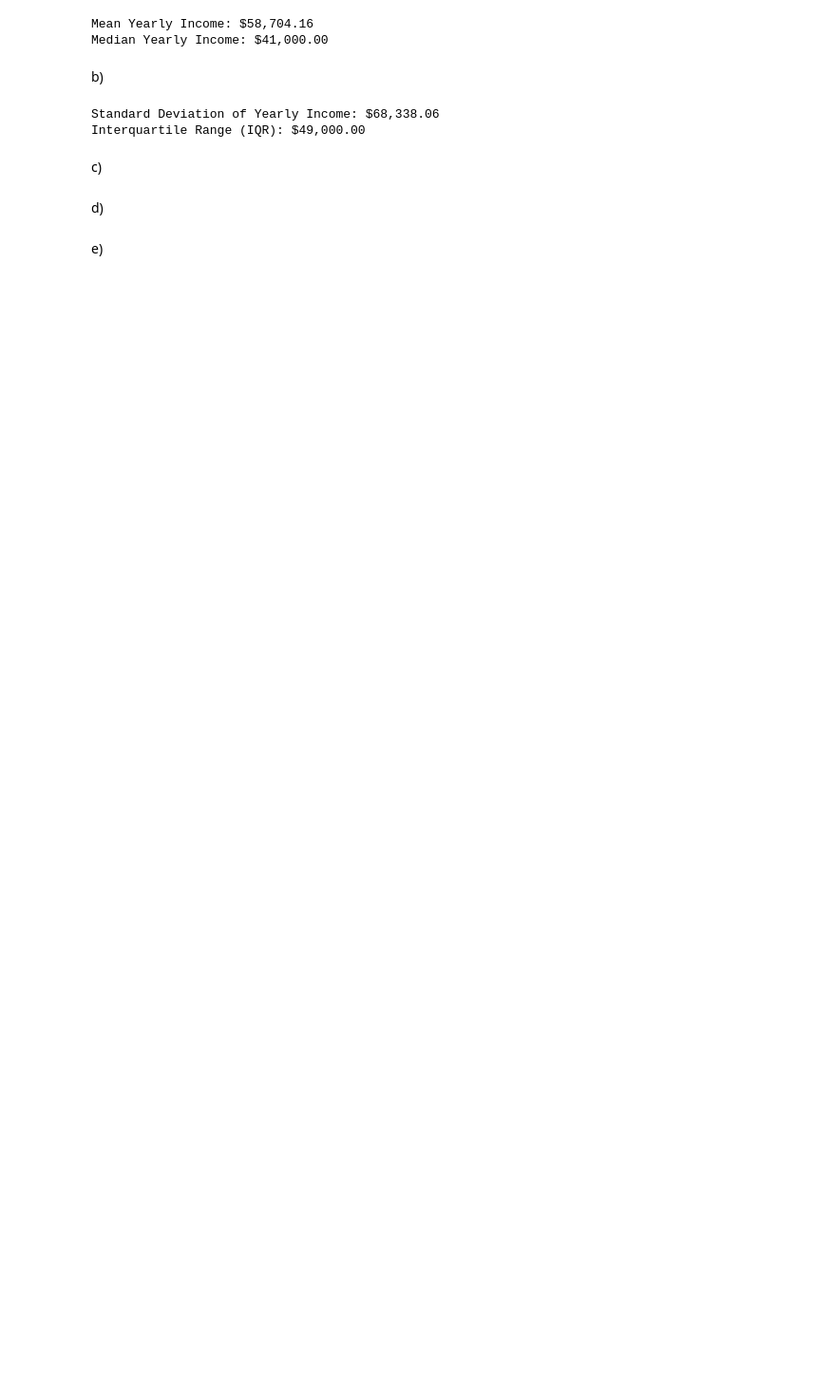
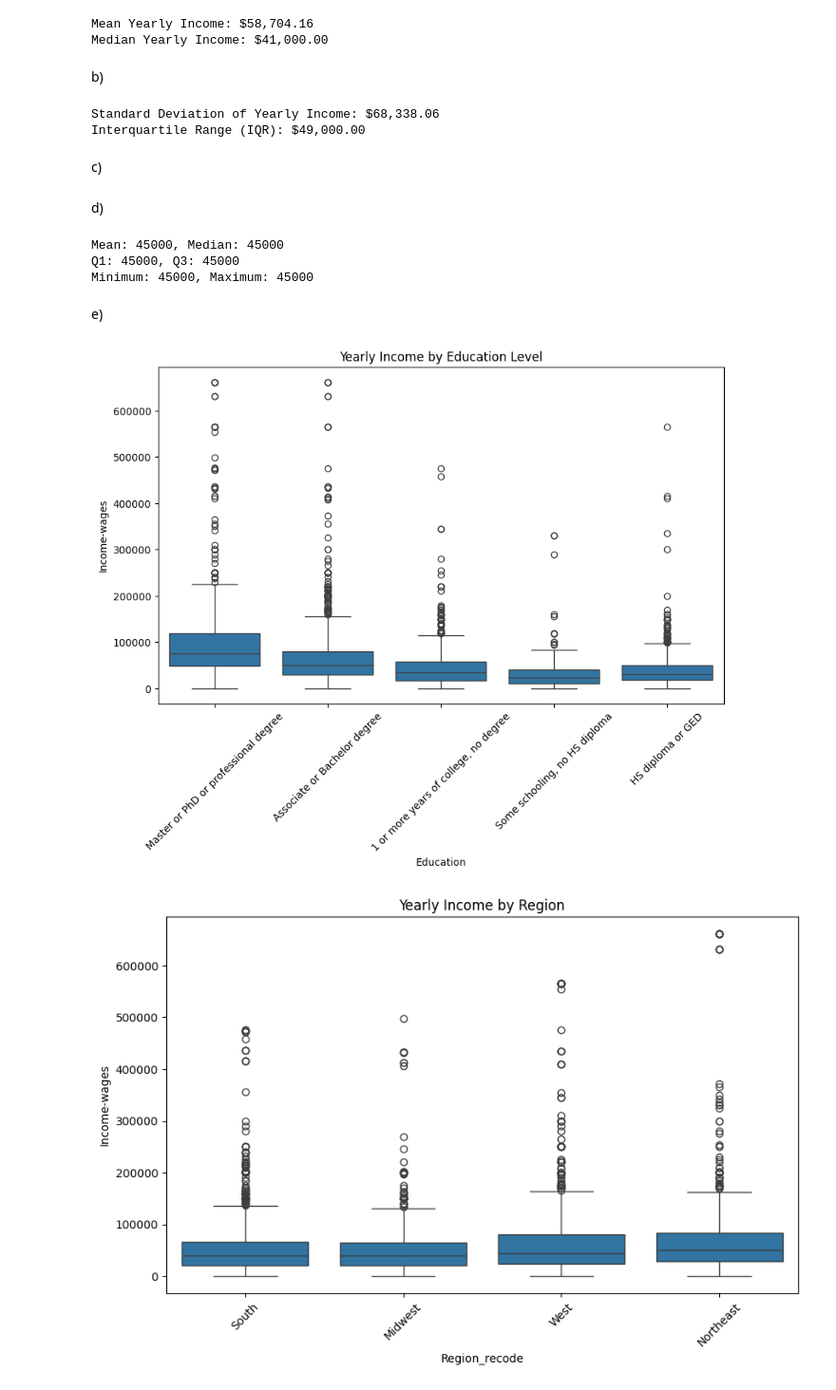
Before and after one commit to FaithShamah/Data-science-exam, a Jupyter notebook: question_1/question-one.ipynb, the cells around one changed output. Shown: that part at 95% size. Cells and saved outputs as stored; diff of their text form; code cells hidden in the pictures; blank space fills up the shorter version.

```diff
--- a/question_1/question-one.ipynb
+++ b/question_1/question-one.ipynb
@@ -93,33 +95,40 @@ c)
 # %% [markdown]
 d)
 # %%
-# constant_income = 50000  # Replace with the actual constant income
-# mean_income_no_variability = constant_income
-# median_income_no_variability = constant_income
-# q1_no_variability = constant_income
-# q3_no_variability = constant_income
-# min_income_no_variability = constant_income
-# max_income_no_variability = constant_income
+constant_income = 45000
+mean_income_no_variability = constant_income
+median_income_no_variability = constant_income
+q1_no_variability = constant_income
+q3_no_variability = constant_income
+min_income_no_variability = constant_income
+max_income_no_variability = constant_income
 
-# print(f"Mean: {mean_income_no_variability}, Median: {median_income_no_variability}")
-# print(f"Q1: {q1_no_variability}, Q3: {q3_no_variability}")
-# print(f"Minimum: {min_income_no_variability}, Maximum: {max_income_no_variability}")
+print(f"Mean: {mean_income_no_variability}, Median: {median_income_no_variability}")
+print(f"Q1: {q1_no_variability}, Q3: {q3_no_variability}")
+print(f"Minimum: {min_income_no_variability}, Maximum: {max_income_no_variability}")
+# %% [output]
+Mean: 45000, Median: 45000
+Q1: 45000, Q3: 45000
+Minimum: 45000, Maximum: 45000
 # %% [markdown]
 e)
 # %%
-# import seaborn as sns
-# import matplotlib.pyplot as plt
+import seaborn as sns
+import matplotlib.pyplot as plt
 
-# # Boxplot for Yearly Income by Education Level
-# plt.figure(figsize=(10, 6))
-# sns.boxplot(x='education_level', y='yearly_income', data=data)
-# plt.title('Yearly Income by Education Level')
-# plt.xticks(rotation=45)
-# plt.show()
+# Boxplot for Yearly Income by Education Level
+plt.figure(figsize=(10, 6))
+sns.boxplot(x='Education', y='Income-wages', data=data)
+plt.title('Yearly Income by Education Level')
+plt.xticks(rotation=45)
+plt.show()
 
-# # Boxplot for Yearly Income by Region
-# plt.figure(figsize=(10, 6))
-# sns.boxplot(x='region', y='yearly_income', data=data)
-# plt.title('Yearly Income by Region')
-# plt.xticks(rotation=45)
-# plt.show()
+# Boxplot for Yearly Income by Region
+plt.figure(figsize=(10, 6))
+sns.boxplot(x='Region_recode', y='Income-wages', data=data)
+plt.title('Yearly Income by Region')
+plt.xticks(rotation=45)
+plt.show()
+# %% [output]
+[figure, added]
+[figure, added]
```
Also changed, not shown: parts of 6 cells of this notebook.
